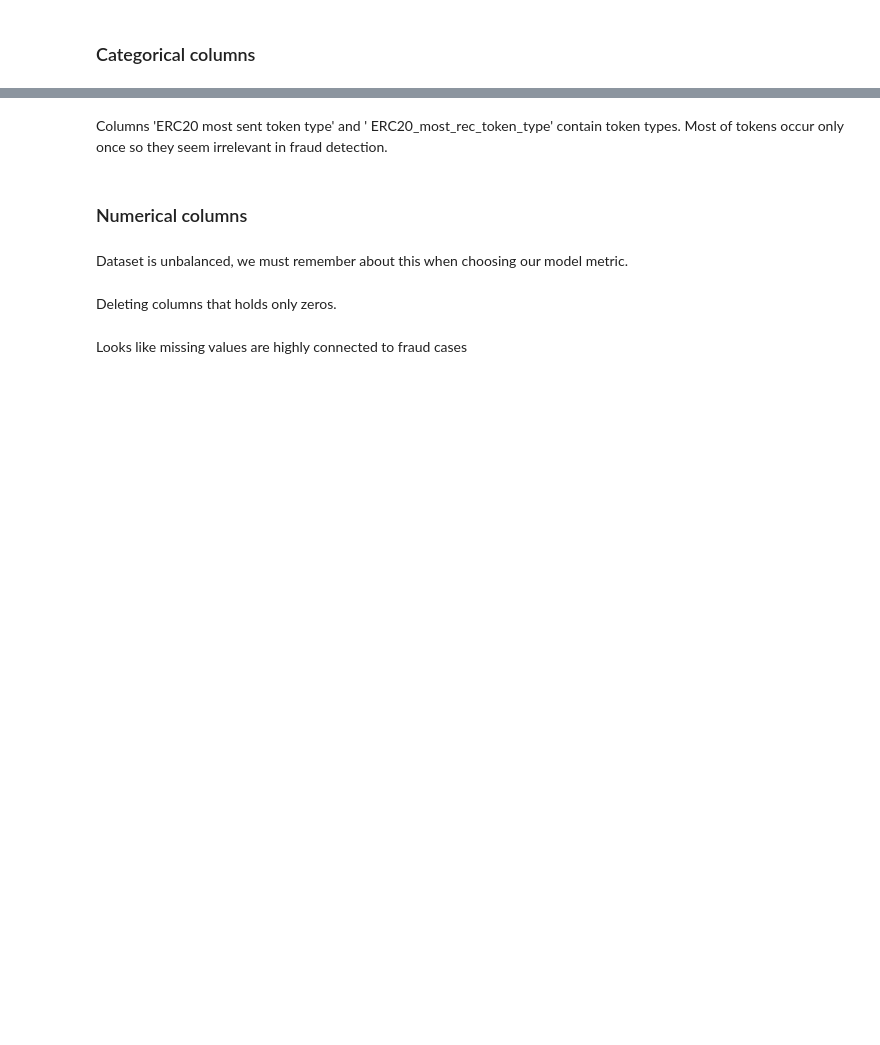
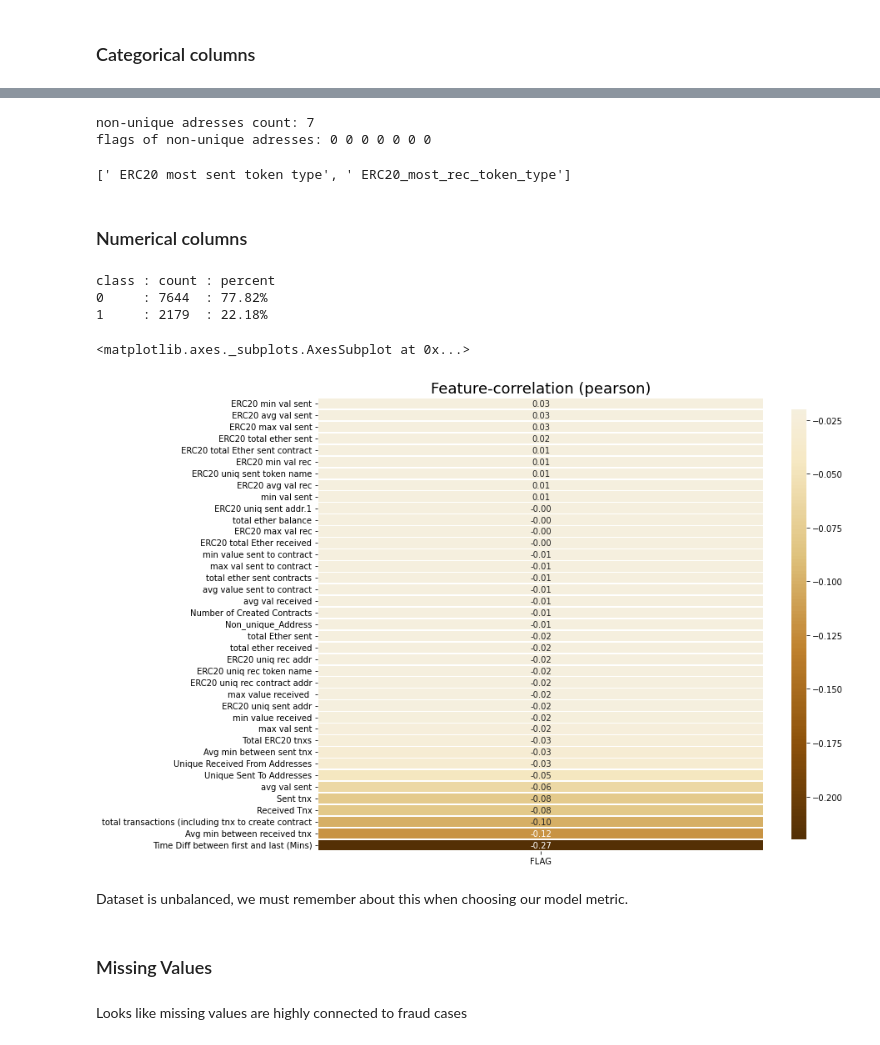
Before and after one commit to kuotuantuan/Fraud-Detection, a Jupyter notebook: Random Forest/ethereum-fraud-detection-eda-model-selection.ipynb, the cells around one changed output, grey strips where cells are left out. Drawn from its saved outputs; the diff is of its cells as text; code cells hidden in the pictures; blank space fills up the shorter version.

```diff
--- a/Random Forest/ethereum-fraud-detection-eda-model-selection.ipynb
+++ b/Random Forest/ethereum-fraud-detection-eda-model-selection.ipynb
@@ -78,5 +82,5 @@ ModuleNotFoundError: No module named 'klib'
 # %%
-df = pd.read_csv('../input/ethereum-frauddetection-dataset/transaction_dataset.csv', index_col=[0])
+df = pd.read_csv('/content/transaction_dataset.csv', index_col=[0])
 df.drop(columns='Index', inplace=True)
 df.drop_duplicates(inplace=True)
 # %%
@@ -100,3 +135,18 @@ zero_feature_list
+# %%
+# non-unique adresses
+_, uniq_idx, counts = np.unique(df['Address'].to_numpy(), return_index=True, return_counts=True)
+non_unique_addresses_idx = uniq_idx[counts > 1]
+print("non-unique adresses count: {}".format(len(non_unique_addresses_idx), end='\n\n'))
+# The flags of non-uniqe adresses
+non_unique_addresses_flags = df.iloc[non_unique_addresses_idx]['FLAG']
+print("flags of non-unique adresses: ", end='')
+print(*non_unique_addresses_flags)
+# %% [output]
+non-unique adresses count: 7
+flags of non-unique adresses: 0 0 0 0 0 0 0
+# %%
+df['Non_unique_Address'] = 0
+df.loc[non_unique_addresses_idx, 'Non_unique_Address'] = 1
 # %%
 feature_list = list(set(df.columns) - set(['Address', 'FLAG']) - set(zero_feature_list))
 num_feature_list = list(set(feature_list) - set(df.dtypes[df.dtypes == 'object'].index) - set(zero_feature_list))
@@ -120,2 +155,0 @@ ds.head(1)
-# %% [markdown]
-Columns 'ERC20 most sent token type' and ' ERC20_most_rec_token_type' contain token types. Most of tokens occur only once so they seem irrelevant in fraud detection.
@@ -127,14 +156,23 @@ display(np.unique(ds[' ERC20_most_rec_token_type'].astype(str)))
+# %%
+cat_feature_list
+# %% [output]
+[' ERC20 most sent token type', ' ERC20_most_rec_token_type']
 # %% [markdown]
 ### Numerical columns
 # %%
 # are classes balanced?
 print('class : count : percent')
-print('0     : {}  : {:.2%}'.format(sum(ds['FLAG']==0), sum(ds['FLAG']==0)/len(ds['FLAG']) ))
-print('1     : {}  : {:.2%}'.format(sum(ds['FLAG']==1), sum(ds['FLAG']==1)/len(ds['FLAG']) ))
-
-sns.heatmap(ds.iloc[:,0])
-plt.show()
+print('0     : {}  : {:.2%}'.format(sum(df['FLAG']==0), sum(df['FLAG']==0)/len(df['FLAG']) ))
+print('1     : {}  : {:.2%}'.format(sum(df['FLAG']==1), sum(df['FLAG']==1)/len(df['FLAG']) ))
+# %% [output]
+class : count : percent
+0     : 7644  : 77.82%
+1     : 2179  : 22.18%
+# %%
+# find the correlation with all other numeric variables in the raw data set
+klib.corr_plot(df[num_feature_list+['FLAG']], target='FLAG')
+# %% [output]
+<matplotlib.axes._subplots.AxesSubplot at 0x...>
+[figure, added]
 # %% [markdown]
 Dataset is unbalanced, we must remember about this when choosing our model metric.
-# %% [markdown]
-Deleting columns that holds only zeros.
@@ -144,3 +179,5 @@ ds.drop(columns=[' ERC20 avg time between rec tnx', ' ERC20 avg time between rec
+# %% [markdown]
+### Missing Values
 # %%
 # missing values
 missing_values = ds.isna()
```
Also changed, not shown: parts of 15 cells of this notebook.
